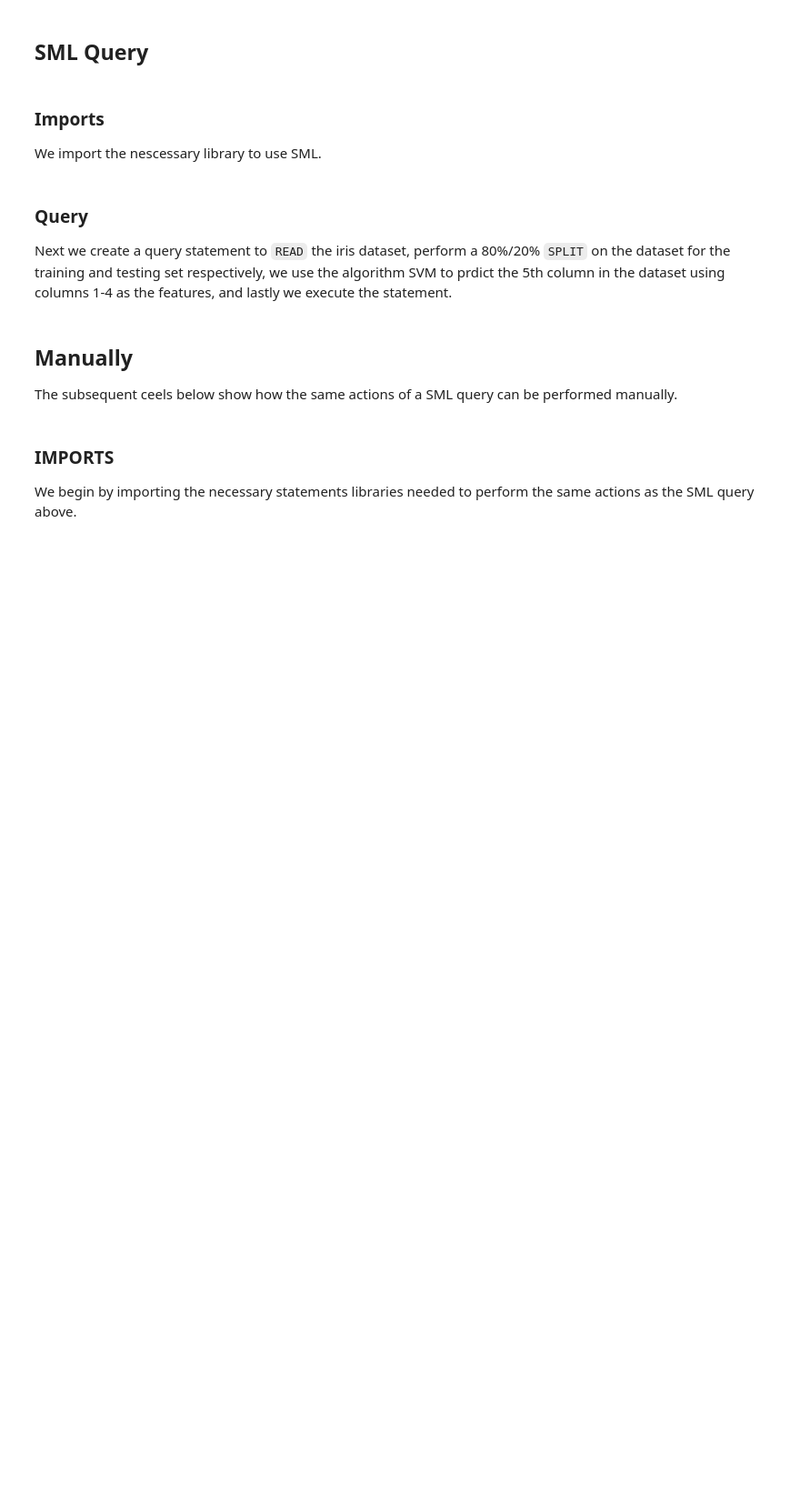
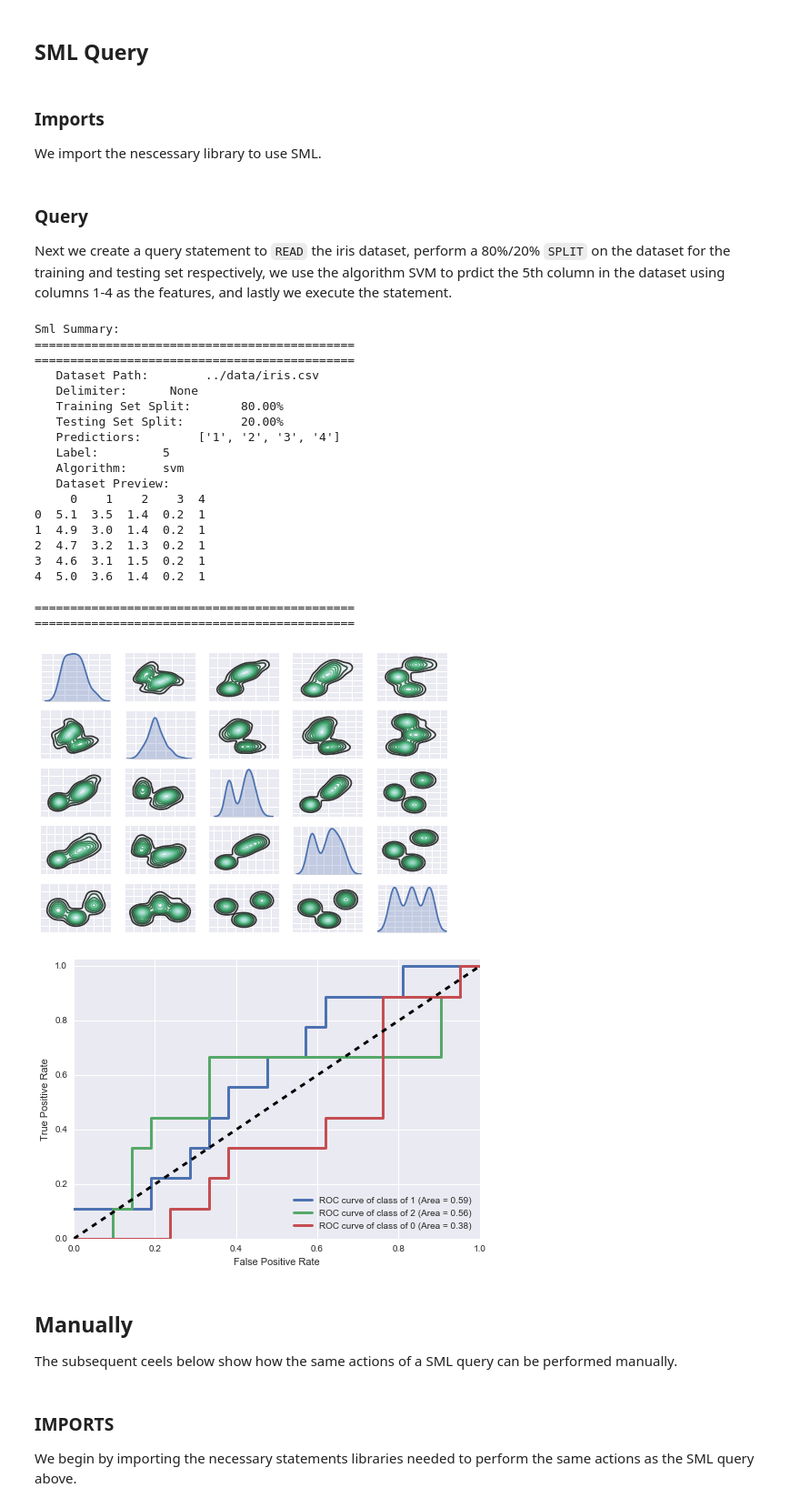
Before and after one commit to lcdm-uiuc/sml, a Jupyter notebook: dataflows/plot/iris_svm-READ-SPLIT-CLASSIFY-PLOT.ipynb, the cells around one changed output. Shown at 91% size. Saved outputs shown, nothing was run; the diff lists cells and outputs as text; code cells hidden in the pictures; blank space fills up the shorter version.

```diff
--- a/dataflows/plot/iris_svm-READ-SPLIT-CLASSIFY-PLOT.ipynb
+++ b/dataflows/plot/iris_svm-READ-SPLIT-CLASSIFY-PLOT.ipynb
@@ -16,10 +17,34 @@ from sml import execute
 Next we create a query statement to `READ` the iris dataset, perform a 80%/20% `SPLIT` on the dataset for the training and testing set respectively, we use the algorithm SVM to prdict the 5th column in the dataset using columns 1-4 as the features, and lastly we execute the statement.
 # %%
 query = 'READ "../data/iris.csv" AND \
- SPLIT (train = .8, test = 0.2) AND \
- CLASSIFY (predictors = [1,2,3,4], label = 5, algorithm = svm)'
+ SPLIT (train = 0.8, test = 0.2) AND \
+ CLASSIFY (predictors = [1,2,3,4], label = 5, algorithm = svm) \
+ AND PLOT (modelType="AUTO", plotTypes="AUTO")'
 
-execute(query)
+execute(query, verbose=True)
+# %% [output]
+Sml Summary:
+=============================================
+=============================================
+   Dataset Path:        ../data/iris.csv
+   Delimiter:      None
+   Training Set Split:       80.00%
+   Testing Set Split:        20.00%
+   Predictiors:        ['1', '2', '3', '4']
+   Label:         5
+   Algorithm:     svm
+   Dataset Preview:
+     0    1    2    3  4
+0  5.1  3.5  1.4  0.2  1
+1  4.9  3.0  1.4  0.2  1
+2  4.7  3.2  1.3  0.2  1
+3  4.6  3.1  1.5  0.2  1
+4  5.0  3.6  1.4  0.2  1
+
+=============================================
+=============================================
+[figure, added]
+[figure, added]
 # %% [markdown]
 ## Manually
 
```
Also changed, not shown: parts of 5 cells of this notebook, 1 other file.
